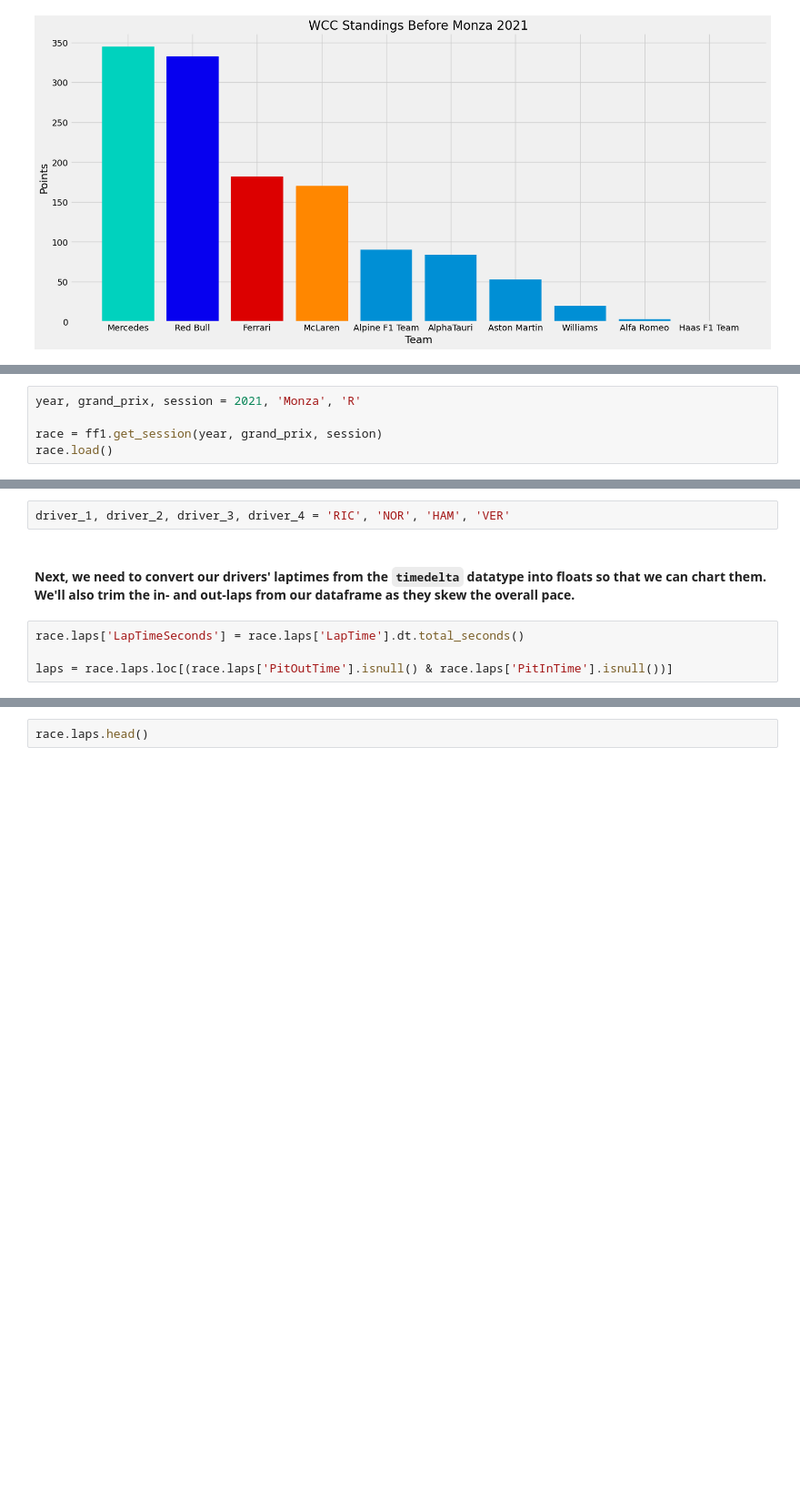
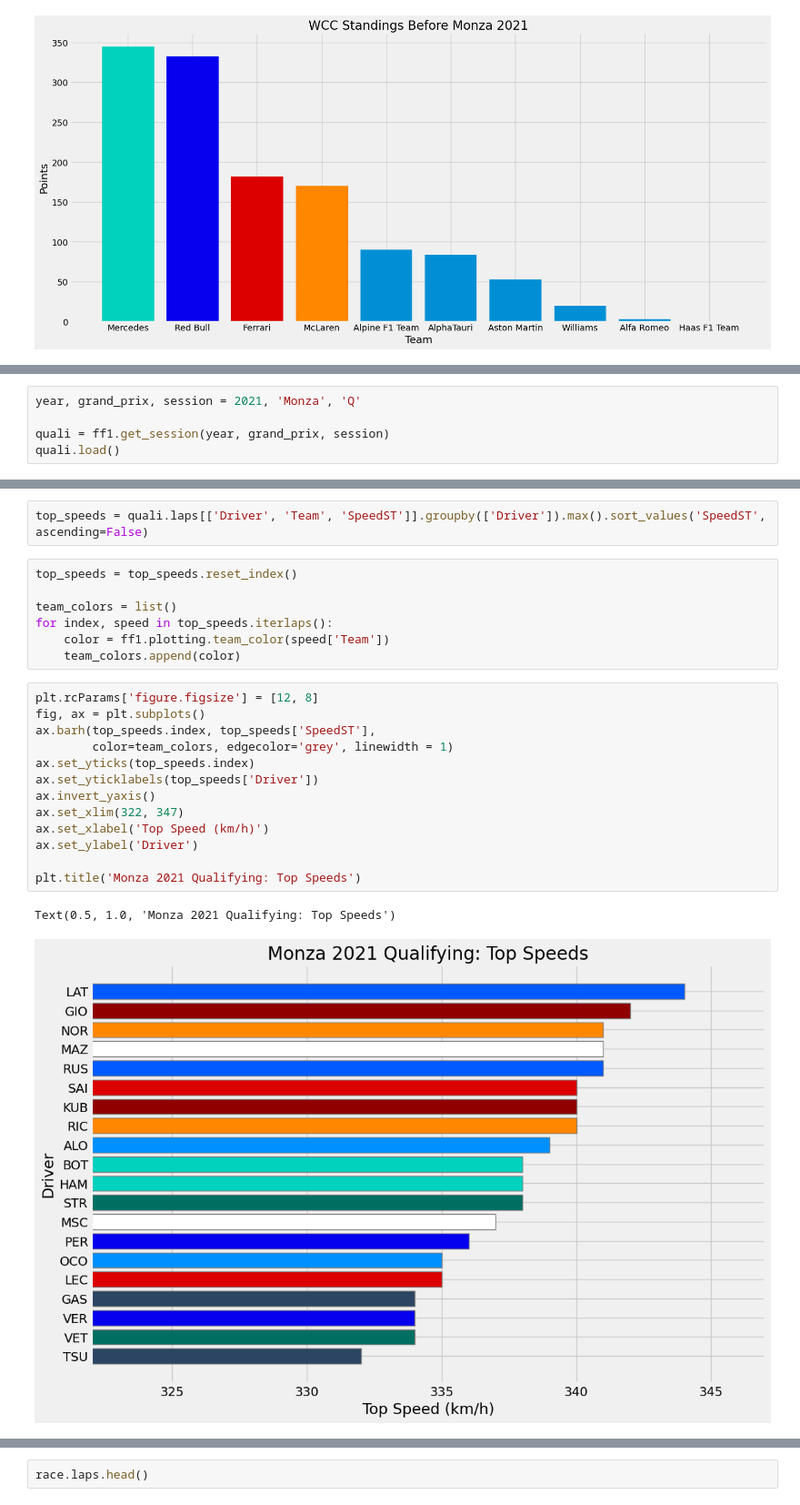
Before and after one commit to orderlogicmachine/f1-pace-analysis, a Jupyter notebook: main.ipynb, the cells around one changed output, grey strips where cells are left out. Shown at 91% size. Drawn from its saved outputs; the diff is of its cells as text; blank space fills up the shorter version.

Commit message:
Added Qualifying data pull and top speed chart

```diff
--- a/main.ipynb
+++ b/main.ipynb
@@ -82,6 +85,6 @@ bars[3].set_color(mcl_color)
 # %%
-year, grand_prix, session = 2021, 'Monza', 'R'
+year, grand_prix, session = 2021, 'Monza', 'Q'
 
-race = ff1.get_session(year, grand_prix, session)
-race.load()
+quali = ff1.get_session(year, grand_prix, session)
+quali.load()
 # %% [output]
@@ -102,8 +108,25 @@ core           INFO     Finished loading data for 20 drivers: ['3', '4', '77', '
-# %%
-driver_1, driver_2, driver_3, driver_4 = 'RIC', 'NOR', 'HAM', 'VER'
-# %% [markdown]
-#### Next, we need to convert our drivers' laptimes from the `timedelta` datatype into floats so that we can chart them. We'll also trim the in- and out-laps from our dataframe as they skew the overall pace.
-# %%
-race.laps['LapTimeSeconds'] = race.laps['LapTime'].dt.total_seconds()
-
-laps = race.laps.loc[(race.laps['PitOutTime'].isnull() & race.laps['PitInTime'].isnull())]
+# %%
+top_speeds = quali.laps[['Driver', 'Team', 'SpeedST']].groupby(['Driver']).max().sort_values('SpeedST', ascending=False)
+# %%
+top_speeds = top_speeds.reset_index()
+
+team_colors = list()
+for index, speed in top_speeds.iterlaps():
+    color = ff1.plotting.team_color(speed['Team'])
+    team_colors.append(color)
+# %%
+plt.rcParams['figure.figsize'] = [12, 8]
+fig, ax = plt.subplots()
+ax.barh(top_speeds.index, top_speeds['SpeedST'],
+        color=team_colors, edgecolor='grey', linewidth = 1)
+ax.set_yticks(top_speeds.index)
+ax.set_yticklabels(top_speeds['Driver'])
+ax.invert_yaxis()
+ax.set_xlim(322, 347)
+ax.set_xlabel('Top Speed (km/h)')
+ax.set_ylabel('Driver')
+
+plt.title('Monza 2021 Qualifying: Top Speeds')
+# %% [output]
+Text(0.5, 1.0, 'Monza 2021 Qualifying: Top Speeds')
+[figure, added]
```
Also changed, not shown: parts of 6 cells of this notebook, 10 other files.
